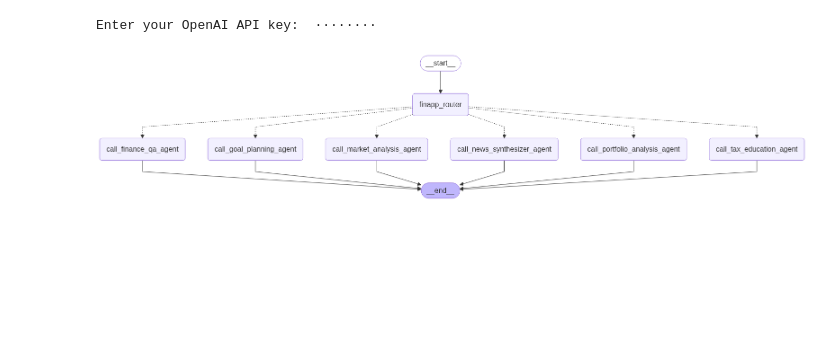
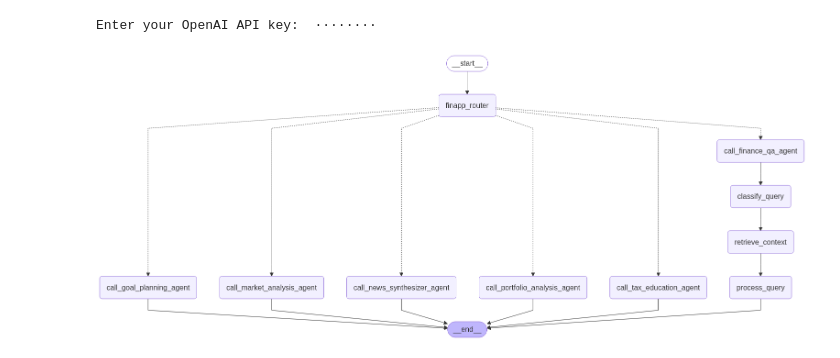
Before and after one commit to pelimban06/agentic_ai_dev, a Jupyter notebook: finapp/FinanceApp.ipynb, the cells around one changed output. Drawn from its saved outputs; the diff is of its cells as text; code cells hidden in the pictures; blank space fills up the shorter version.

Commit message:
Extended the fin_qa_aganet node to classify, retrive and process the user_input

```diff
--- a/finapp/FinanceApp.ipynb
+++ b/finapp/FinanceApp.ipynb
@@ -44,11 +27,14 @@ llm = ChatOpenAI(
     max_tokens=512        # Maximum tokens in the response
 )
 # %%
-# State
-class State(TypedDict):
-	input: str
-	decision: str
-	output: str
+# AgentState
+class AgentState(TypedDict):
+    hist_messages: List[Dict[str, str]]  # Conversation history
+    system_prompt: str              # System prompt
+    user_input: str
+    query_type: str
+    decision: str
+    output: str
 # %%
 from typing_extensions import Literal
 from pydantic import BaseModel, Field
@@ -59,11 +45,14 @@ from IPython.display import Image, display
 # Schema for strctured output to use as routing logic
 class Route(BaseModel):
 	step: Literal["finance", "portfolio ", "market", "goal", "news", "tax"] = Field(
-		None, description="The next step in the routing prcess"
+		None, description="The next step in the routing process"
 	)
 
 # Agument the LLM with schema for structured output
-
 router = llm.with_structured_output(Route)
+# %%
+FIN_SYSTEM_PROMPT = """
+You are a Finance Q&A Agent designed to provide accurate, clear, and accessible answers on general financial education topics like budgeting, saving, investing, and more. Use a professional, approachable tone, avoid jargon unless explained, and do not offer personalized advice. Structure responses with a brief answer, followed by an explanation and context. If the question is unclear, ask for clarification. Suggest consulting professionals for specific advice and provide reliable resources for further learning.
+"""
 # %%
 from langchain_core.messages import SystemMessage, HumanMessage
@@ -153,44 +213,54 @@ def route_decision(state: State):
 # %%
 # Build workflow
-router_builder = StateGraph(State)
+router_builder = StateGraph(AgentState)
 
 # Add nodes
 router_builder.add_node("call_finance_qa_agent", call_finance_qa_agent)
+
+router_builder.add_node("classify_query", classify_query)
+router_builder.add_node("retrieve_context", retrieve_context)
+router_builder.add_node("process_query", process_query)
+
+router_builder.add_node("call_goal_planning_agent", call_goal_planning_agent)
+router_builder.add_node("call_market_analysis_agent", call_market_analysis_agent)
+router_builder.add_node("call_news_synthesizer_agent", call_news_synthesizer_agent)
 router_builder.add_node("call_portfolio_analysis_agent", call_portfolio_analysis_agent)
-router_builder.add_node("call_market_analysis_agent", call_market_analysis_agent)
-router_builder.add_node("call_goal_planning_agent", call_goal_planning_agent)
-router_builder.add_node("call_news_synthesizer_agent", call_news_synthesizer_agent)
 router_builder.add_node("call_tax_education_agent", call_tax_education_agent)
 
 router_builder.add_node("finapp_router", finapp_router)
 
 # Add edges to connect nodes
 router_builder.add_edge(START, "finapp_router")
 router_builder.add_conditional_edges(
     "finapp_router",
     route_decision,
     {  # Name returned by route_decision : Name of next node to visit
         "call_finance_qa_agent": "call_finance_qa_agent",
+        "call_goal_planning_agent": "call_goal_planning_agent",
+        "call_market_analysis_agent": "call_market_analysis_agent",
+        "call_news_synthesizer_agent": "call_news_synthesizer_agent",
         "call_portfolio_analysis_agent": "call_portfolio_analysis_agent",
-        "call_market_analysis_agent": "call_market_analysis_agent",
-        "call_goal_planning_agent": "call_goal_planning_agent",
-        "call_news_synthesizer_agent": "call_news_synthesizer_agent",
         "call_tax_education_agent": "call_tax_education_agent",
     },
 )
 
-router_builder.add_edge("call_finance_qa_agent", END)
+#router_builder.add_edge("call_finance_qa_agent", END)
+router_builder.add_edge("call_finance_qa_agent", "classify_query")
+router_builder.add_edge("classify_query", "retrieve_context")
+router_builder.add_edge("retrieve_context", "process_query")
+router_builder.add_edge("process_query", END)
+
+router_builder.add_edge("call_goal_planning_agent", END)
+router_builder.add_edge("call_market_analysis_agent", END)
+router_builder.add_edge("call_news_synthesizer_agent", END)
 router_builder.add_edge("call_portfolio_analysis_agent", END)
-router_builder.add_edge("call_market_analysis_agent", END)
-router_builder.add_edge("call_goal_planning_agent", END)
-router_builder.add_edge("call_news_synthesizer_agent", END)
 router_builder.add_edge("call_tax_education_agent", END)
 
 # compile workflow
 router_workflow = router_builder.compile()
 
 # Show the workflow
 display(Image(router_workflow.get_graph().draw_mermaid_png()))
 # %% [output]
-[figure, old version]
+[figure, new version]
 # %%
```
Also changed, not shown: parts of 10 cells of this notebook.
